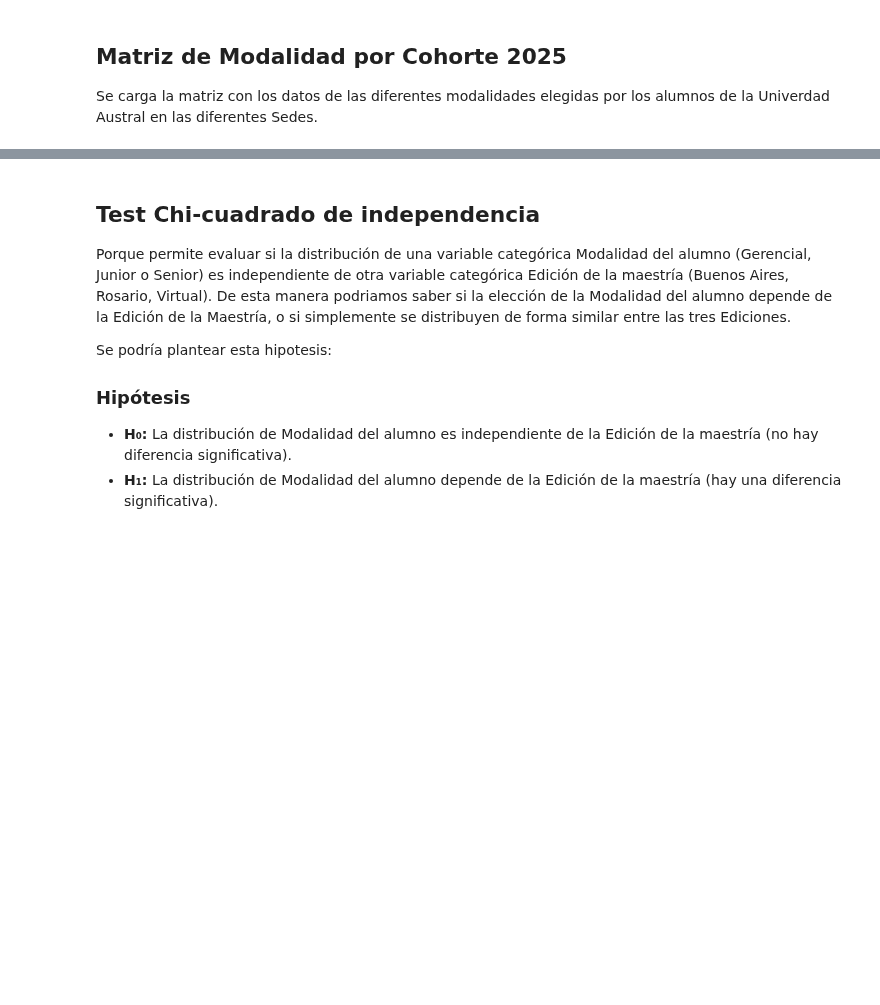
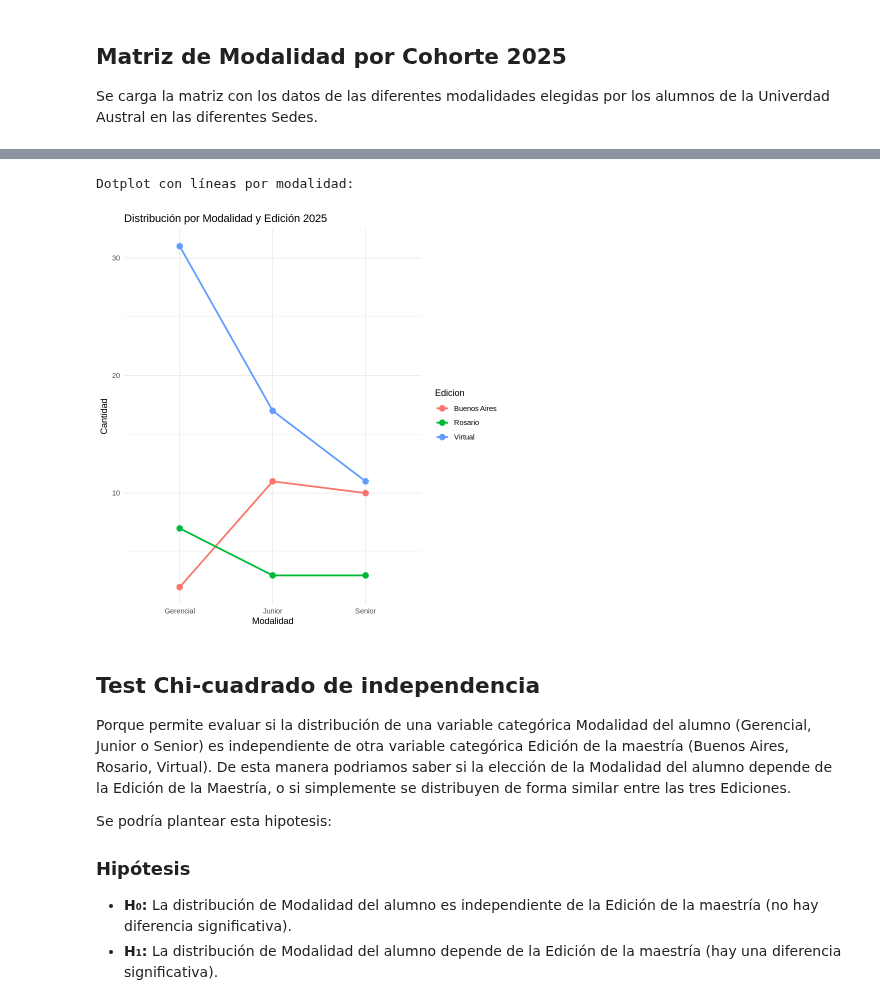
Before and after one commit to LeonardoGastaldo/labo2025v, a Jupyter notebook: src/Clase8/Estadistico_Adecuado_Chi_Cuadrado.ipynb, the cells around one changed output, grey strips where cells are left out. Cells and saved outputs as stored; diff of their text form; code cells hidden in the pictures; blank space fills up the shorter version.

```diff
--- a/src/Clase8/Estadistico_Adecuado_Chi_Cuadrado.ipynb
+++ b/src/Clase8/Estadistico_Adecuado_Chi_Cuadrado.ipynb
@@ -34,3 +89,21 @@ print(datos)
+# %%
+# Gráfico: Dotplot con líneas conectadas
+dotplot_data <- as.data.frame(datos)
+colnames(dotplot_data) <- c("Gerencial", "Junior", "Senior")
+dotplot_data$Edicion <- rownames(dotplot_data)
+
+long_data <- melt(dotplot_data, id.vars = "Edicion", variable.name = "Modalidad", value.name = "Cantidad")
+
+# Dotplot con líneas por Modalidad
+cat("Dotplot con líneas por modalidad:\n")
+ggplot(long_data, aes(x = Modalidad, y = Cantidad, group = Edicion, color = Edicion)) +
+  geom_point(size = 3) +
+  geom_line(linewidth = 1) +
+  theme_minimal() +
+  labs(title = "Distribución por Modalidad y Edición 2025", y = "Cantidad", x = "Modalidad")
+# %% [output]
+Dotplot con líneas por modalidad:
+[figure, added]
 # %% [markdown]
 ## Test Chi-cuadrado de independencia
 Porque permite evaluar si la distribución de una variable categórica Modalidad del alumno (Gerencial, Junior o Senior) es independiente de otra variable categórica Edición de la maestría (Buenos Aires, Rosario, Virtual).
```
Also changed, not shown: parts of 29 cells of this notebook.
